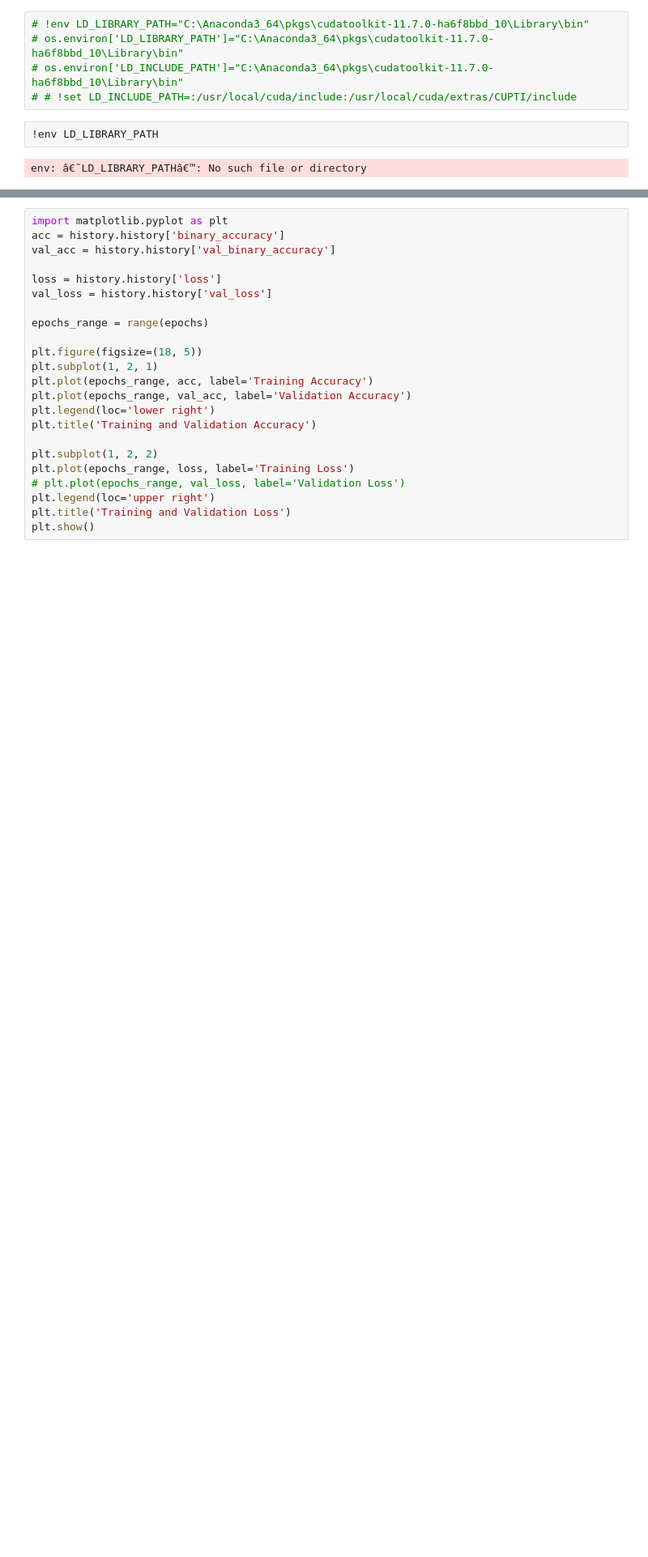
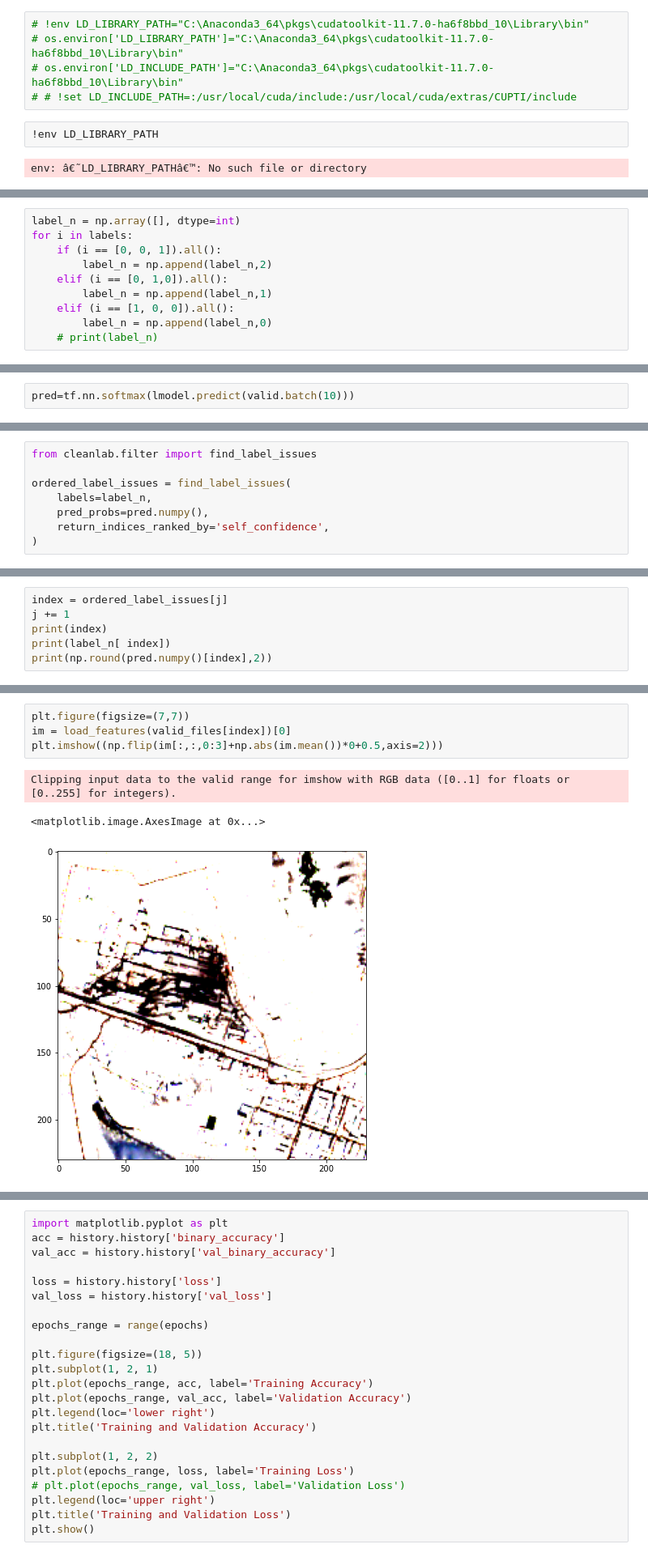
Before and after one commit to ManshaP/sentinel_industry, a Jupyter notebook: try_resnet.ipynb, the cells around one changed output, grey strips where cells are left out. Shown: that part at 81% size. Saved outputs shown, nothing was run; the diff lists cells and outputs as text; blank space fills up the shorter version.

```diff
--- a/try_resnet.ipynb
+++ b/try_resnet.ipynb
@@ -259,0 +259,10 @@ history.history
+# %%
+label_n = np.array([], dtype=int)
+for i in labels:
+    if (i == [0, 0, 1]).all():
+        label_n = np.append(label_n,2)
+    elif (i == [0, 1,0]).all():
+        label_n = np.append(label_n,1)
+    elif (i == [1, 0, 0]).all():
+        label_n = np.append(label_n,0)
+    # print(label_n)
@@ -259,0 +273,2 @@ history.history
+# %%
+pred=tf.nn.softmax(lmodel.predict(valid.batch(10)))
@@ -259,0 +289,8 @@ history.history
+# %%
+from cleanlab.filter import find_label_issues
+
+ordered_label_issues = find_label_issues(
+    labels=label_n,
+    pred_probs=pred.numpy(),
+    return_indices_ranked_by='self_confidence',
+)
@@ -259,0 +322,6 @@ history.history
+# %%
+index = ordered_label_issues[j]
+j += 1
+print(index)
+print(label_n[ index])
+print(np.round(pred.numpy()[index],2))
@@ -259,0 +332,8 @@ history.history
+# %%
+plt.figure(figsize=(7,7))
+im = load_features(valid_files[index])[0]
+plt.imshow((np.flip(im[:,:,0:3]+np.abs(im.mean())*0+0.5,axis=2)))
+# %% [output]
+Clipping input data to the valid range for imshow with RGB data ([0..1] for floats or [0..255] for integers).
+<matplotlib.image.AxesImage at 0x...>
+[figure, added]
```
Also changed, not shown: parts of 42 cells of this notebook, 7 other files.
